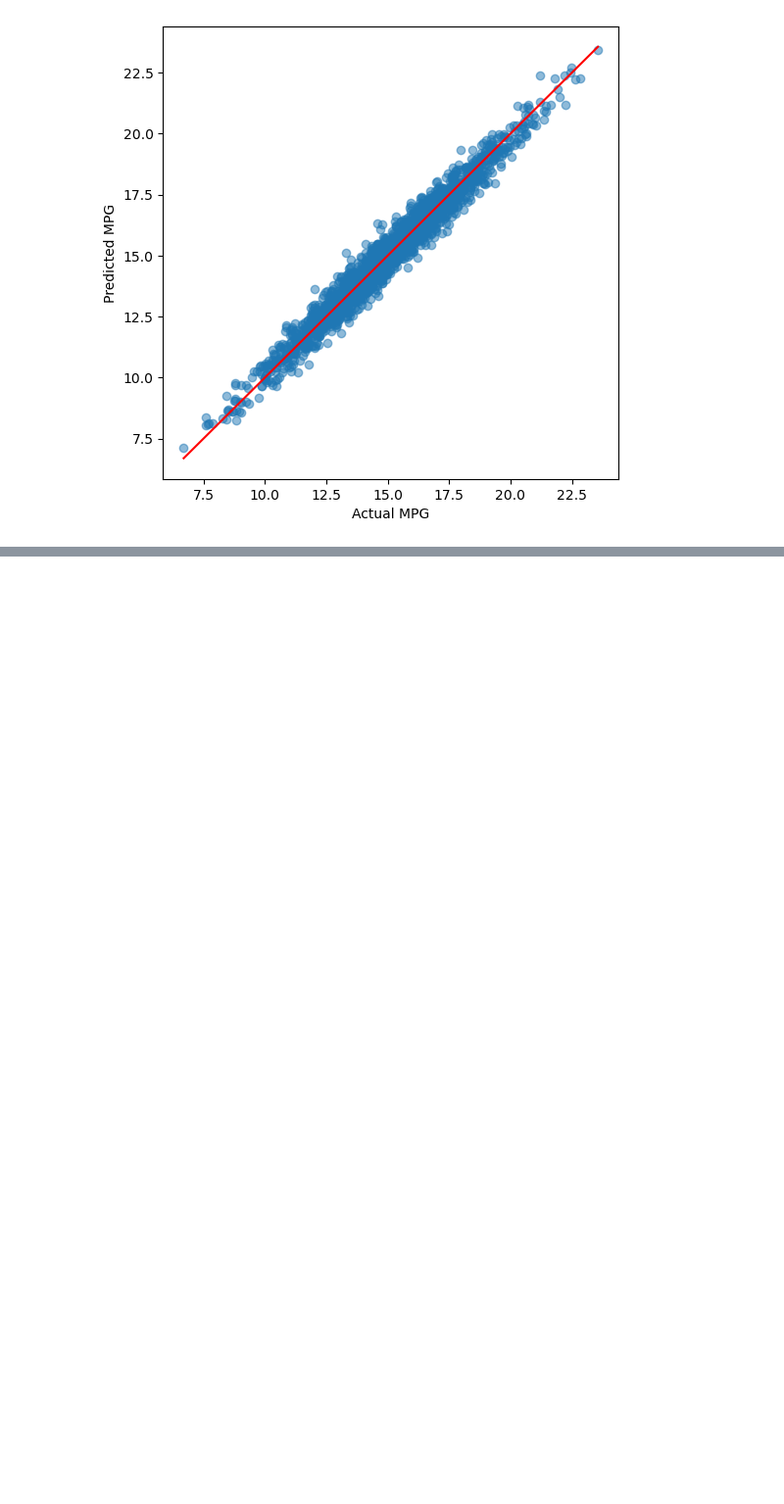
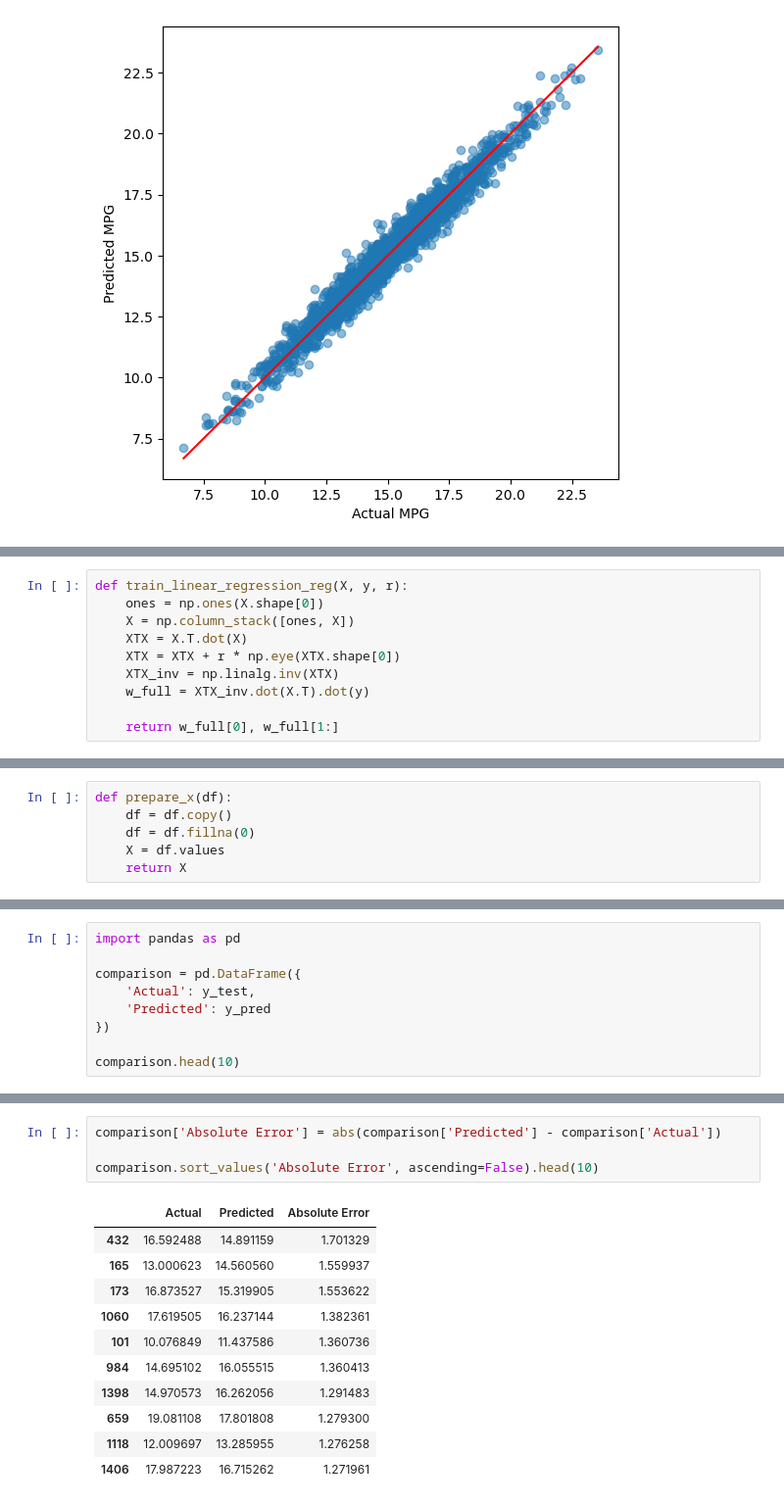
Before and after one commit to rayanahmax/Machine-Learning, a Jupyter notebook: Projects/fuel_efficiency.ipynb, the cells around one changed output, grey strips where cells are left out. Shown at 98% size. Saved outputs shown, nothing was run; the diff lists cells and outputs as text; blank space fills up the shorter version.

```diff
--- a/Projects/fuel_efficiency.ipynb
+++ b/Projects/fuel_efficiency.ipynb
@@ -223,0 +228,10 @@ plt.show()
+# %%
+def train_linear_regression_reg(X, y, r):
+    ones = np.ones(X.shape[0])
+    X = np.column_stack([ones, X])
+    XTX = X.T.dot(X)
+    XTX = XTX + r * np.eye(XTX.shape[0])
+    XTX_inv = np.linalg.inv(XTX)
+    w_full = XTX_inv.dot(X.T).dot(y)
+
+    return w_full[0], w_full[1:]
@@ -223,0 +256,6 @@ plt.show()
+# %%
+def prepare_x(df):
+    df = df.copy()
+    df = df.fillna(0)
+    X = df.values
+    return X
@@ -223,0 +353,9 @@ plt.show()
+# %%
+import pandas as pd
+
+comparison = pd.DataFrame({
+    'Actual': y_test,
+    'Predicted': y_pred
+})
+
+comparison.head(10)
@@ -223,0 +374,16 @@ plt.show()
+# %%
+comparison['Absolute Error'] = abs(comparison['Predicted'] - comparison['Actual'])
+
+comparison.sort_values('Absolute Error', ascending=False).head(10)
+# %% [output]
+|  | Actual | Predicted | Absolute Error |
+| 432 | 16.592488 | 14.891159 | 1.701329 |
+| 165 | 13.000623 | 14.560560 | 1.559937 |
+| 173 | 16.873527 | 15.319905 | 1.553622 |
+| 1060 | 17.619505 | 16.237144 | 1.382361 |
+| 101 | 10.076849 | 11.437586 | 1.360736 |
+| 984 | 14.695102 | 16.055515 | 1.360413 |
+| 1398 | 14.970573 | 16.262056 | 1.291483 |
+| 659 | 19.081108 | 17.801808 | 1.279300 |
+| 1118 | 12.009697 | 13.285955 | 1.276258 |
+| 1406 | 17.987223 | 16.715262 | 1.271961 |
```
Also changed, not shown: parts of 13 cells of this notebook.
